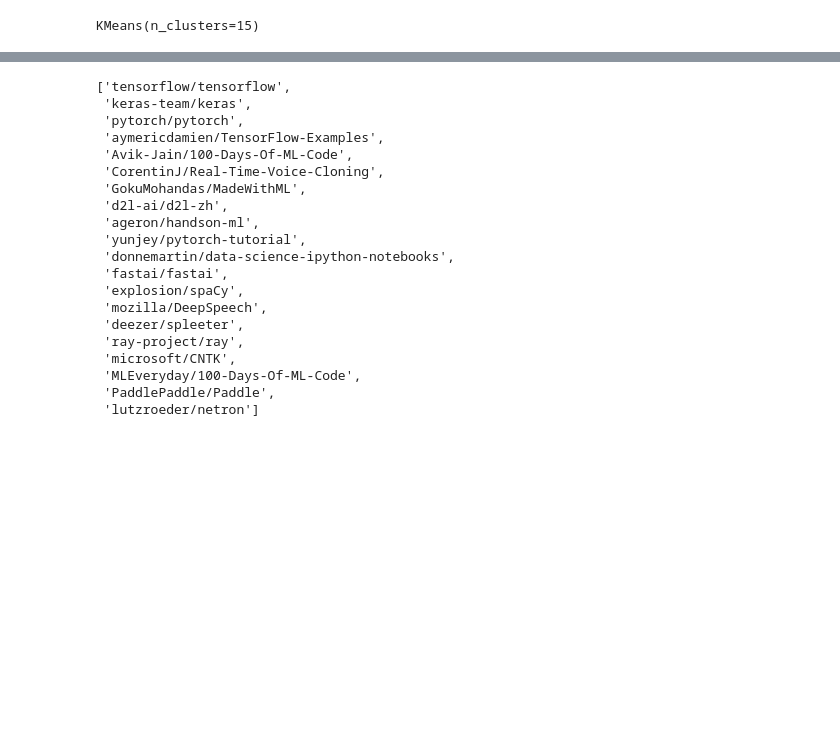
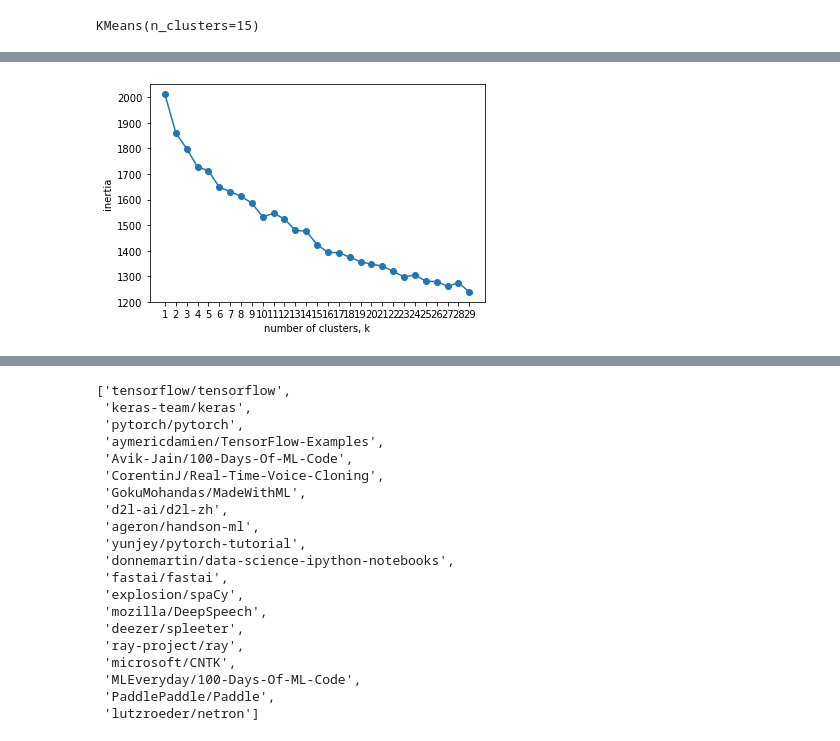
Before and after one commit to park1997/GitHub_Crawling_TextMining_Project, a Jupyter notebook: ParkByeongHyeon/Github_kmeans_clustering.ipynb, the cells around one changed output, grey strips where cells are left out. Saved outputs shown, nothing was run; the diff lists cells and outputs as text; code cells hidden in the pictures; blank space fills up the shorter version.

```diff
--- a/ParkByeongHyeon/Github_kmeans_clustering.ipynb
+++ b/ParkByeongHyeon/Github_kmeans_clustering.ipynb
@@ -431,18 +461,20 @@ kmeans.inertia_
 # %%
-# ks = range(1,30)
+ks = range(1,30)
 
-# inertias = []
+inertias = []
 
-# for k in ks:
-#     model = KMeans(n_clusters=k)
-#     model.fit(df_pca)
-#     inertias.append(model.inertia_)
-# # Plot ks vs inertias
-# plt.plot(ks, inertias, '-o')
-# plt.xlabel('number of clusters, k')
-# plt.ylabel('inertia')
-# plt.xticks(ks)
-# plt.show()
+for k in ks:
+    model = KMeans(n_clusters=k)
+    model.fit(df_pca)
+    inertias.append(model.inertia_)
+# Plot ks vs inertias
+plt.plot(ks, inertias, '-o')
+plt.xlabel('number of clusters, k')
+plt.ylabel('inertia')
+plt.xticks(ks)
+plt.show()
+# %% [output]
+[figure, added]
 # %%
 # 군집화 된 패키지들을 DataFrame에 잘 들어가도록 전처리
 
```
Also changed, not shown: parts of 18 cells of this notebook, 2 other files.
